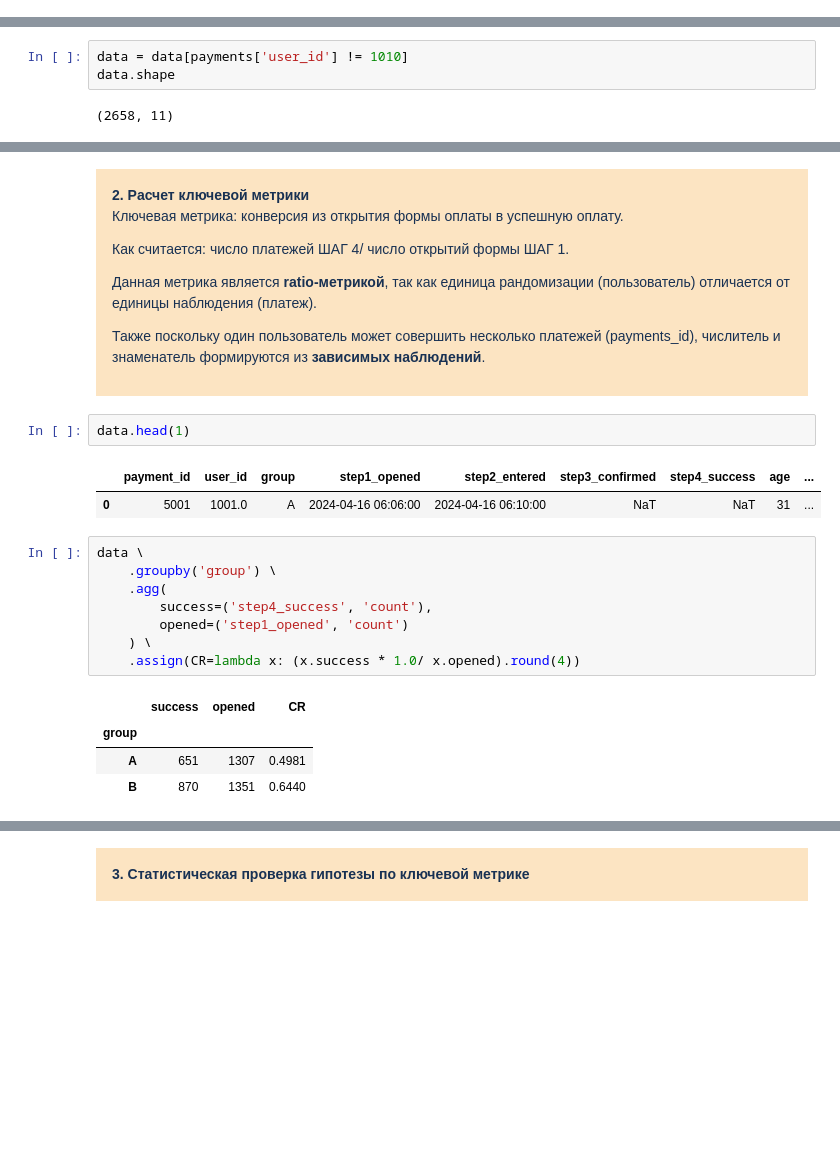
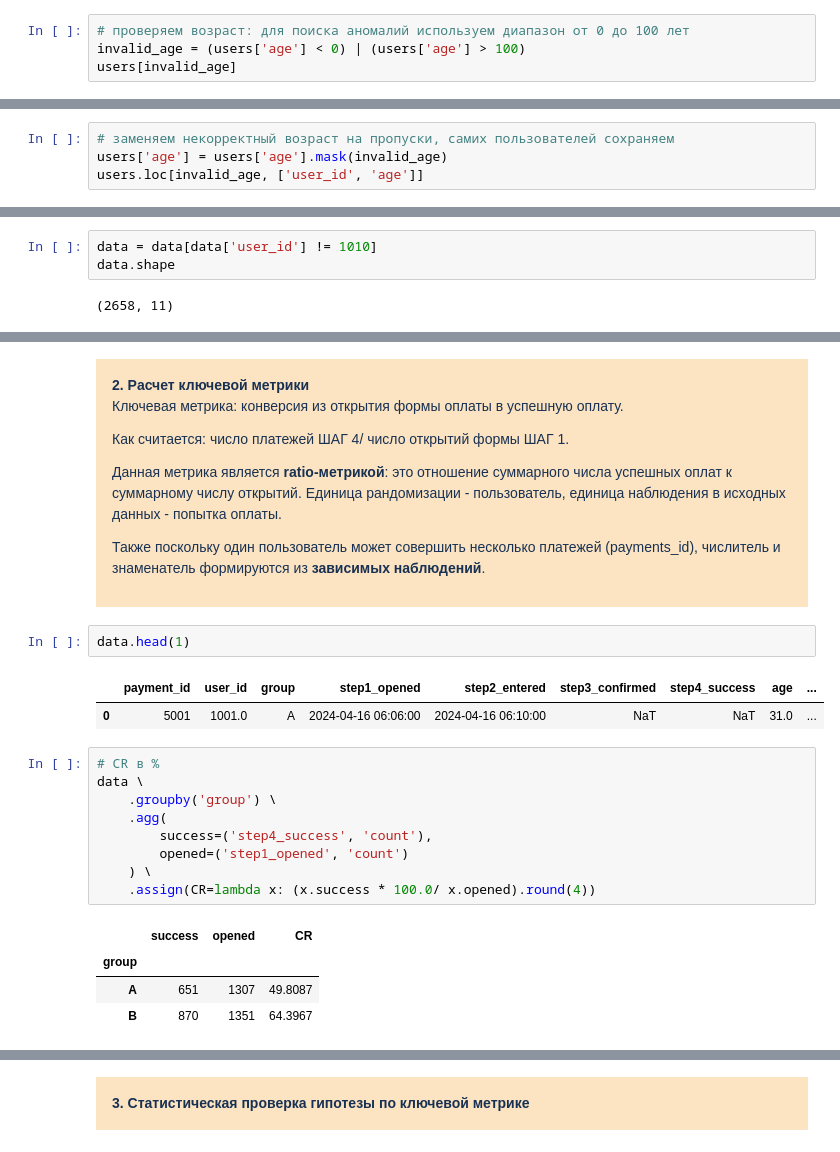
Before and after one commit to nvknkhv/t_test, a Jupyter notebook: task.ipynb, the cells around one changed output, grey strips where cells are left out. Cells and saved outputs as stored; diff of their text form; blank space fills up the shorter version.

```diff
--- a/task.ipynb
+++ b/task.ipynb
@@ -94,3 +94,7 @@ users = users.dropna(subset=['group'])
 users.shape
 # %% [output]
 (1503, 5)
+# %%
+# проверяем возраст: для поиска аномалий используем диапазон от 0 до 100 лет
+invalid_age = (users['age'] < 0) | (users['age'] > 100)
+users[invalid_age]
@@ -96,0 +112,4 @@ users.shape
+# %%
+# заменяем некорректный возраст на пропуски, самих пользователей сохраняем
+users['age'] = users['age'].mask(invalid_age)
+users.loc[invalid_age, ['user_id', 'age']]
@@ -276,7 +319,7 @@ data[
 | 2658 | 99001 | 1005.0 | A | 2024-04-05 10:30:00 | 2024-04-05 10:33:00 | 2024-04-05 10:38:00 | 2024-04-05 10:39:00 | A | ... |
 | 2659 | 99002 | 1010.0 | B | 2024-04-08 14:20:00 | 2024-04-08 14:23:00 | 2024-04-08 14:28:00 | 2024-04-08 14:29:00 | A | ... |
 # %%
-data = data[payments['user_id'] != 1010]
+data = data[data['user_id'] != 1010]
 data.shape
 # %% [output]
 (2658, 11)
@@ -302,24 +351,25 @@ data = data.drop(columns=['group_y']).rename(
     <b style="font-size: 14px;">2. Pасчет ключевой метрики</b>
     <p style="font-size: 14px;">Ключевая метрика: конверсия из открытия формы оплаты в успешную оплату.</p>
     <p style="font-size: 14px;">Как считается: число платежей ШАГ 4/ число открытий формы ШАГ 1.</p>
-    <p style="font-size: 14px;">Данная метрика является <b>ratio-метрикой</b>, так как единица рандомизации (пользователь) отличается от единицы наблюдения (платеж).</p>
+    <p style="font-size: 14px;">Данная метрика является <b>ratio-метрикой</b>: это отношение суммарного числа успешных оплат к суммарному числу открытий. Единица рандомизации - пользователь, единица наблюдения в исходных данных - попытка оплаты.</p>
     <p style="font-size: 14px;">Также поскольку один пользователь может совершить несколько платежей (payments_id), числитель и знаменатель формируются из <b>зависимых наблюдений</b>.</p>
 </div>
 # %%
 data.head(1)
 # %% [output]
 |  | payment_id | user_id | group | step1_opened | step2_entered | step3_confirmed | step4_success | age | ... |
-| 0 | 5001 | 1001.0 | A | 2024-04-16 06:06:00 | 2024-04-16 06:10:00 | NaT | NaT | 31 | ... |
+| 0 | 5001 | 1001.0 | A | 2024-04-16 06:06:00 | 2024-04-16 06:10:00 | NaT | NaT | 31.0 | ... |
 # %%
+# CR в %
 data \
     .groupby('group') \
     .agg(
         success=('step4_success', 'count'),
         opened=('step1_opened', 'count')
     ) \
-    .assign(CR=lambda x: (x.success * 1.0/ x.opened).round(4))
+    .assign(CR=lambda x: (x.success * 100.0/ x.opened).round(4))
 # %% [output]
 |  | success | opened | CR |
 | group |  |  |  |
-| A | 651 | 1307 | 0.4981 |
-| B | 870 | 1351 | 0.6440 |
+| A | 651 | 1307 | 49.8087 |
+| B | 870 | 1351 | 64.3967 |
```
Also changed, not shown: parts of 27 cells of this notebook.
